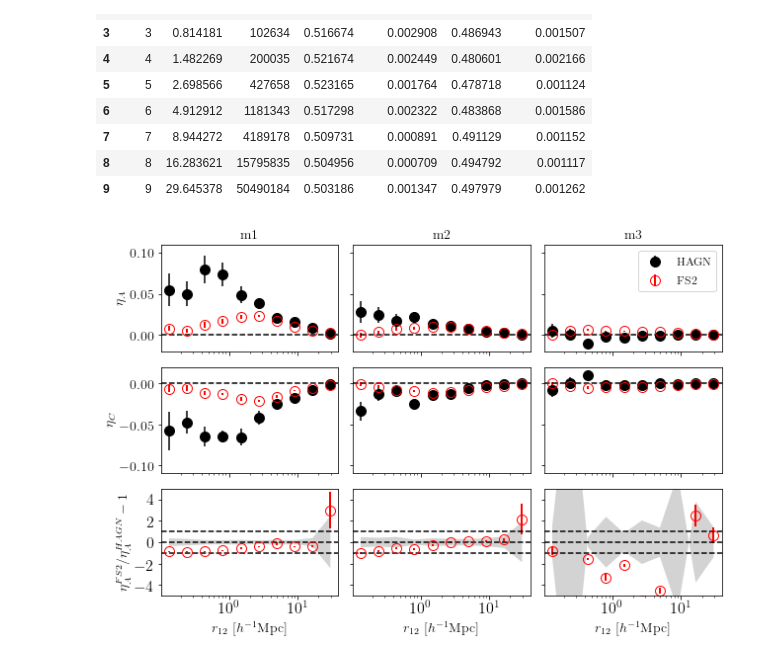
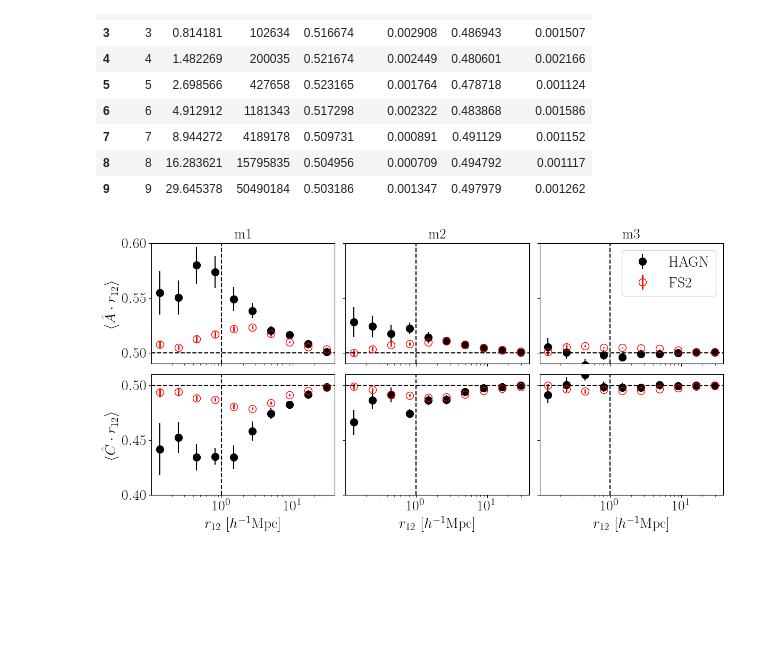
Before and after one commit to flediak/Euclid_IA_KP_paper0, a Jupyter notebook: notebooks/plot_correlations.ipynb, the cells around one changed output. Drawn from its saved outputs; the diff is of its cells as text; code cells hidden in the pictures; blank space fills up the shorter version.

Commit message:
updated eta plots

```diff
--- a/notebooks/plot_correlations.ipynb
+++ b/notebooks/plot_correlations.ipynb
@@ -69,6 +66,8 @@ corr_obs = {'lowz-l1':[],
             'lowz-l4':[],
             'sdss-red':[],
             'sdss-blue':[],
+            'sdss-red-red':[],
+            'sdss-blue-blue':[],
             }
 
 corr_obs_ref = {'lowz-l1_ref':[],
@@ -386,11 +406,11 @@ corr_hagn['hagn-z1p0m1']
 # %%
 Ncol = len(corr_hagn)
 
-fig, ax = plt.subplots(3,Ncol,figsize=(9,6), sharex=True, sharey='row', gridspec_kw={'height_ratios': [3, 3, 3]})
+fig, ax = plt.subplots(2,Ncol,figsize=(12,6), sharex=True, sharey='row')
 
-plt.subplots_adjust(wspace=0.1, hspace=0.2)
+plt.subplots_adjust(wspace=0.1, hspace=0.1)
 
-fontsize=14
+fontsize=20
 plt.rc('font', family='serif')
 plt.rc('xtick', labelsize=16)
 plt.rc('ytick', labelsize=16)
@@ -411,71 +431,49 @@ col = 0
 
 for i in range(Ncol):
 
-  #FS2
-  ax[0,i].errorbar(corr_ref[i].r, corr_ref[i].r12_v1a-0.5, corr_ref[i].r12_v1a_std, c='k', marker='o', ms=10, ls='', label='HAGN')
-  ax[1,i].errorbar(corr_ref[i].r, corr_ref[i].r12_v1b-0.5, corr_ref[i].r12_v1b_std, c='k', marker='o', ms=10, ls='', label='HAGN')
+  ax[0,i].errorbar(corr_ref[i].r, corr_ref[i].r12_v1a, corr_ref[i].r12_v1a_std, c='k', marker='o', ms=10, ls='', label='HAGN')
+  ax[1,i].errorbar(corr_ref[i].r, corr_ref[i].r12_v1b, corr_ref[i].r12_v1b_std, c='k', marker='o', ms=10, ls='', label='HAGN')
 
-  #HAGN
-  ax[0,i].errorbar(corr[i].r, corr[i].r12_v1a-0.5, corr[i].r12_v1a_std, c='r', marker='o', lw=2, ms=10, fillstyle='none', ls='', label='FS2')
-  ax[1,i].errorbar(corr[i].r, corr[i].r12_v1b-0.5, corr[i].r12_v1b_std, c='r', marker='o', lw=2, ms=10, fillstyle='none', ls='', label='FS2')
+  ax[0,i].errorbar(corr[i].r, corr[i].r12_v1a, corr[i].r12_v1a_std, c='r', marker='o', lw=2, ms=10, fillstyle='none', ls='', label='FS2')
+  ax[1,i].errorbar(corr[i].r, corr[i].r12_v1b, corr[i].r12_v1b_std, c='r', marker='o', lw=2, ms=10, fillstyle='none', ls='', label='FS2')
 
 
-  #FS2 / HAGN - 1
-  ax[2,i].fill_between(
-                    corr_ref[i].r,
-                    -corr_ref[i].r12_v1a_std / (corr_ref[i].r12_v1a-0.5),
-                    corr_ref[i].r12_v1a_std / (corr_ref[i].r12_v1a-0.5),
-                    facecolor='lightgrey', interpolate=True)
+ax[0,0].set_ylabel(r'$\langle \hat A \cdot r_{12} \rangle$',fontsize=fontsize)
+ax[1,0].set_ylabel(r'$\langle \hat C \cdot  r_{12} \rangle$',fontsize=fontsize)
 
-  ax[2,i].errorbar(
-      corr[i].r,
-      (corr[i].r12_v1a-0.5) / (corr_ref[i].r12_v1a-0.5) - 1,
-      (corr[i].r12_v1a_std) / (corr_ref[i].r12_v1a-0.5),
-      c='r', marker='o', lw=2, ms=10, fillstyle='none', ls='', label='FS2')
-
-ax[0,0].set_ylabel(r'$\eta_A$',fontsize=fontsize)
-ax[1,0].set_ylabel(r'$\eta_C$',fontsize=fontsize)
-ax[2,0].set_ylabel(r'$\eta_A^{FS2} / \eta_A^{HAGN}-1$',fontsize=14)
 
 #============ config ===========
 
 titles = ['m1', 'm2', 'm3']
 
-
-# set y-tics
-ax[0,0].set_yticks(np.arange(-0.2, 0.2, step=0.05))#top row
-ax[1,0].set_yticks(np.arange(-0.2, 0.2, step=0.05))#top row
-ax[2,0].set_yticks(np.arange(-6, 6, step=2))#central row
-
-
 for i in range(Ncol):
-
 
     ax[0,i].set_title(titles[i], fontsize = fontsize)
 
-    ax[-1,i].set_xlabel(r'$r_{12} \ [h^{-1} \textrm{Mpc}]$', fontsize = fontsize)
+    ax[1,i].set_xlabel(r'$r_{12} \ [h^{-1} \textrm{Mpc}]$', fontsize = fontsize)
 
-    ax[0,i].set_ylim(-0.02,0.11)
-    ax[1,i].set_ylim(-0.11,0.02)
-    ax[2,i].set_ylim(-5,5)
-
-    ax[2,i].axhline(y=-1, c='k', ls='--')
-    ax[2,i].axhline(y=1, c='k', ls='--')
-
-    for j in range(3):
-        ax[j,i].axhline(y=0.0, c='k', linestyle='--')
+    ax[0,i].set_ylim(0.49,0.6)
+    ax[1,i].set_ylim(0.4,0.51)
 
     for j in range(2):
         ax[j,i].set_xscale('log')
+        #ax[j,i].set_yscale('log')
         ax[j,i].tick_params(axis='both',labelsize=fontsize)
+        ax[j,i].axhline(y=0.5, c='k', linestyle='--')
 
-ax[0,-1].legend(loc='upper right', fontsize = 12)
+        #ax[j,i].axvline(x=0.2, c='b', ls='-')
+        #ax[j,i].axvline(x=0.5, c='b', ls='--')
+        #ax[j,i].axvline(x=1.0, c='b', ls='-')
 
+        ax[j,i].axvline(x=1.0, c='k', ls='--')
+        #ax[j,i].axvline(x=40.0, c='r', ls='-')
+
+ax[0,-1].legend(loc='upper right', fontsize = fontsize)
 
 plt.tight_layout()
 plt.savefig('eta_fs2_vs_hagn.pdf', bbox_inches='tight',transparent=False, pad_inches=0.2)
 plt.show()
 
 plt.show()
 # %% [output]
-[figure, old version]
+[figure, new version]
```
Also changed, not shown: parts of 12 cells of this notebook.
